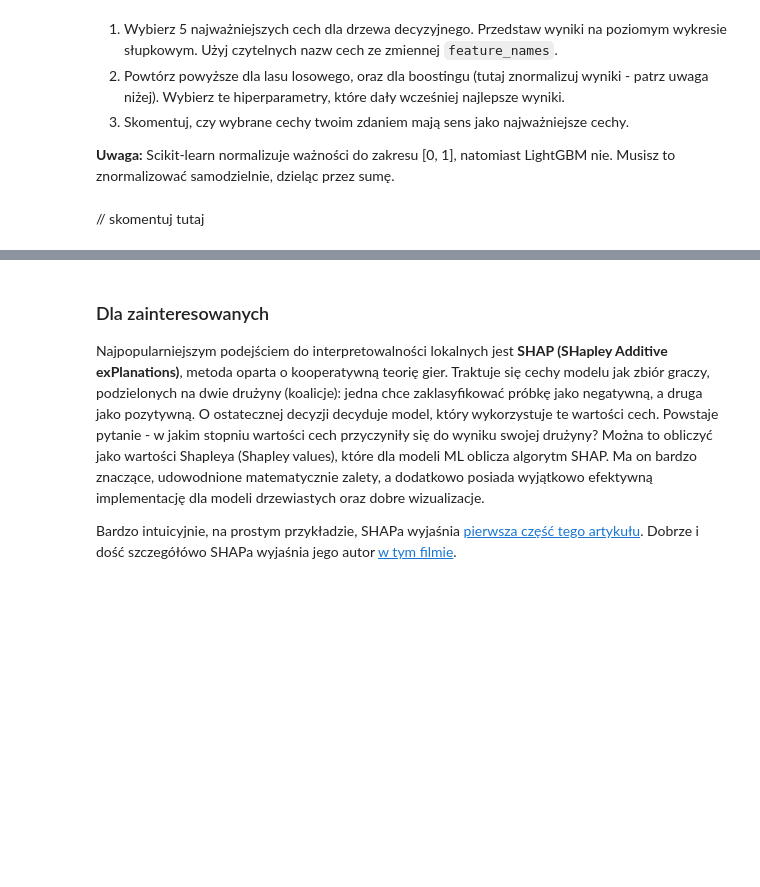
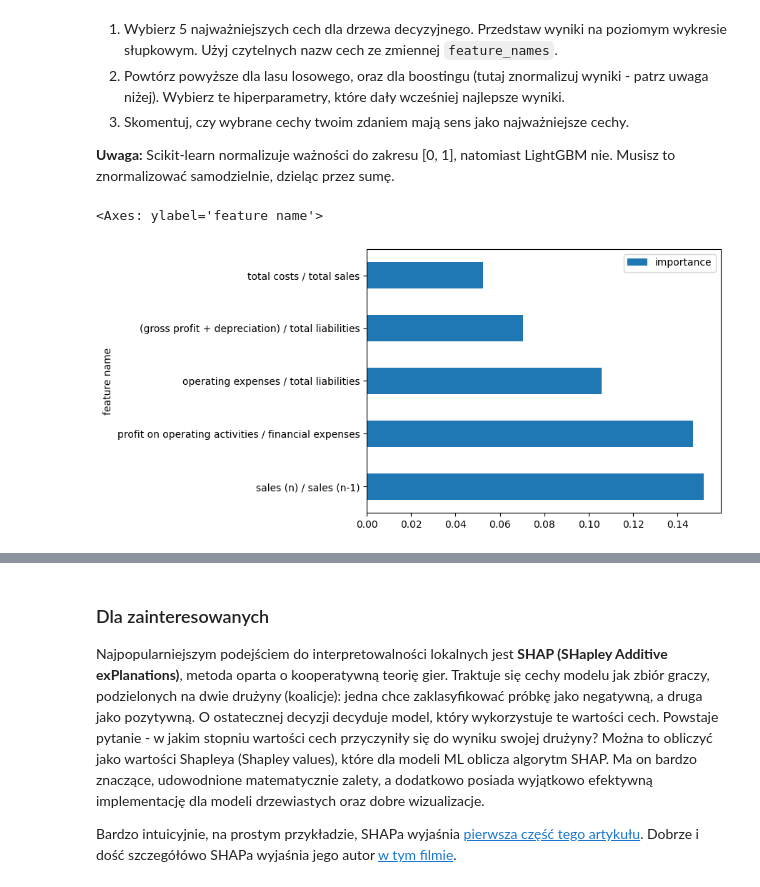
Before and after one commit to DEFALT314/sztuczna-inteligencja, a Jupyter notebook: lab2/lab_2.ipynb, the cells around one changed output, grey strips where cells are left out. Saved outputs shown, nothing was run; the diff lists cells and outputs as text; code cells hidden in the pictures; blank space fills up the shorter version.

```diff
--- a/lab2/lab_2.ipynb
+++ b/lab2/lab_2.ipynb
@@ -516,2 +611,6 @@ Ze względu na powyższe, ważności cech normalizuje się często do zakresu [0
-# %% [markdown]
-// skomentuj tutaj
+# %%
+df = pd.DataFrame({"feature name": feature_names, "importance": decision_tree.feature_importances_}).sort_values(by="importance", ascending=False)[:5]
+df.plot(kind="barh", x="feature name", y="importance")
+# %% [output]
+<Axes: ylabel='feature name'>
+[figure, added]
```
Also changed, not shown: parts of 20 cells of this notebook, 1 other file.
